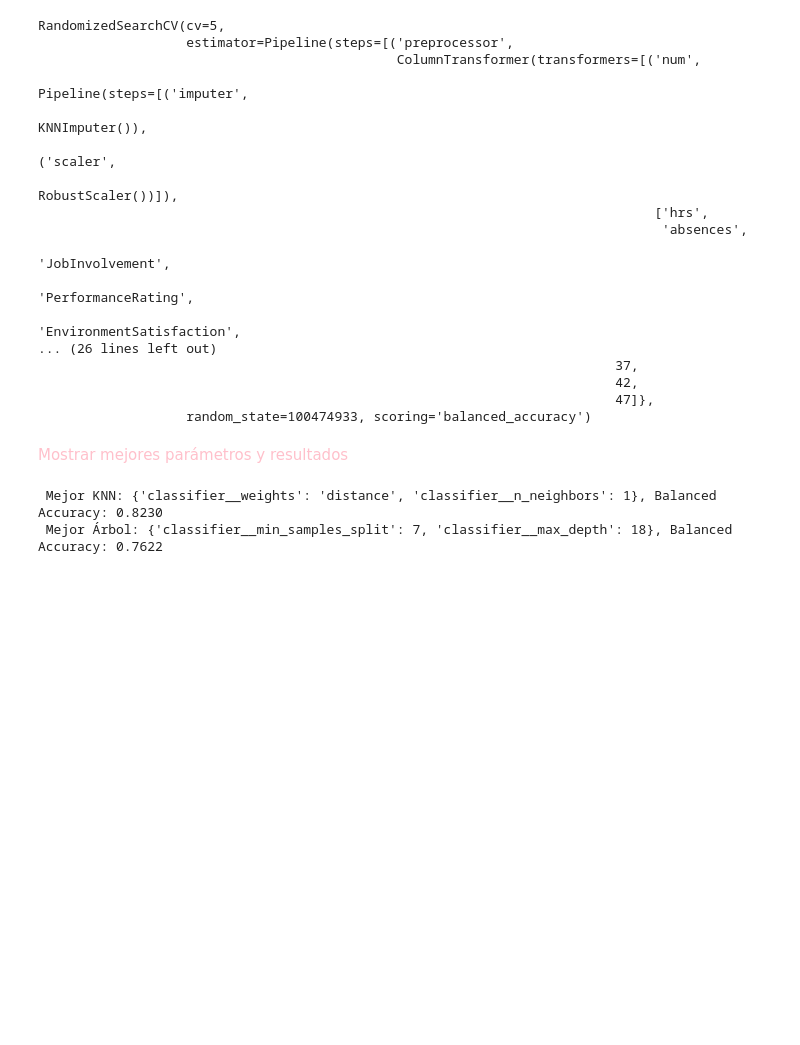
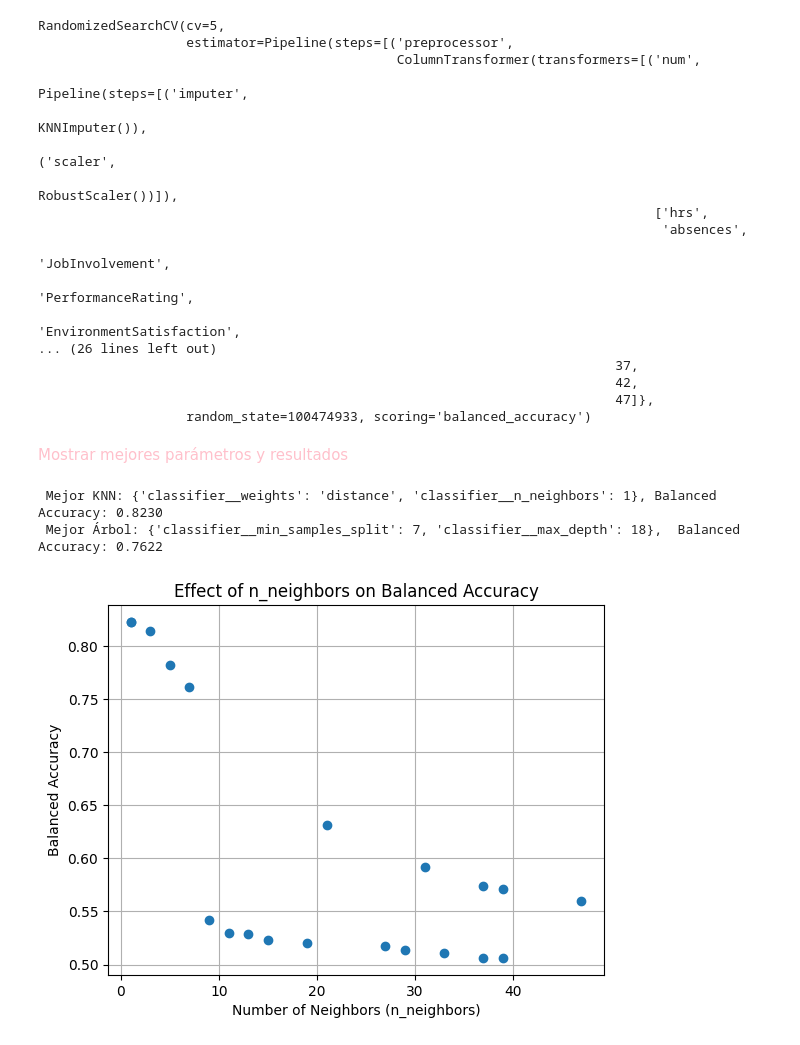
Before and after one commit to mariarobledano/Grupo29_Practica1, a Jupyter notebook: notebooks/EDA.ipynb, the cells around one changed output. Saved outputs shown, nothing was run; the diff lists cells and outputs as text; code cells hidden in the pictures; blank space fills up the shorter version.

```diff
--- a/notebooks/EDA.ipynb
+++ b/notebooks/EDA.ipynb
@@ -25,7 +25,12 @@ import time
 <span style="color:pink">Definir la ruta del archivo y cargar dataset</span>
 # %%
 file_path = "../data/train_test/attrition_availabledata_29.csv"
-df = pd.read_csv(file_path)
+import os
+
+if os.path.exists(file_path):
+	df = pd.read_csv(file_path)
+else:
+	raise FileNotFoundError(f"The file at path {file_path} does not exist.")
 # %% [markdown]
 2. __Información general del dataset__
 
@@ -655,0 +661,11 @@ print(f" Mejor Árbol: {search_tree.best_params_}, Balanced Accuracy: {search_tr
+# %%
+# Plot the effect of n_neighbors on balanced accuracy for KNN
+plt.scatter(search_knn.cv_results_['param_classifier__n_neighbors'],
+            search_knn.cv_results_['mean_test_score'], marker='o')
+plt.xlabel('Number of Neighbors (n_neighbors)')
+plt.ylabel('Balanced Accuracy')
+plt.title('Effect of n_neighbors on Balanced Accuracy')
+plt.grid(True)
+plt.show()
+# %% [output]
+[figure, added]
```
Also changed, not shown: parts of 3 cells of this notebook.
